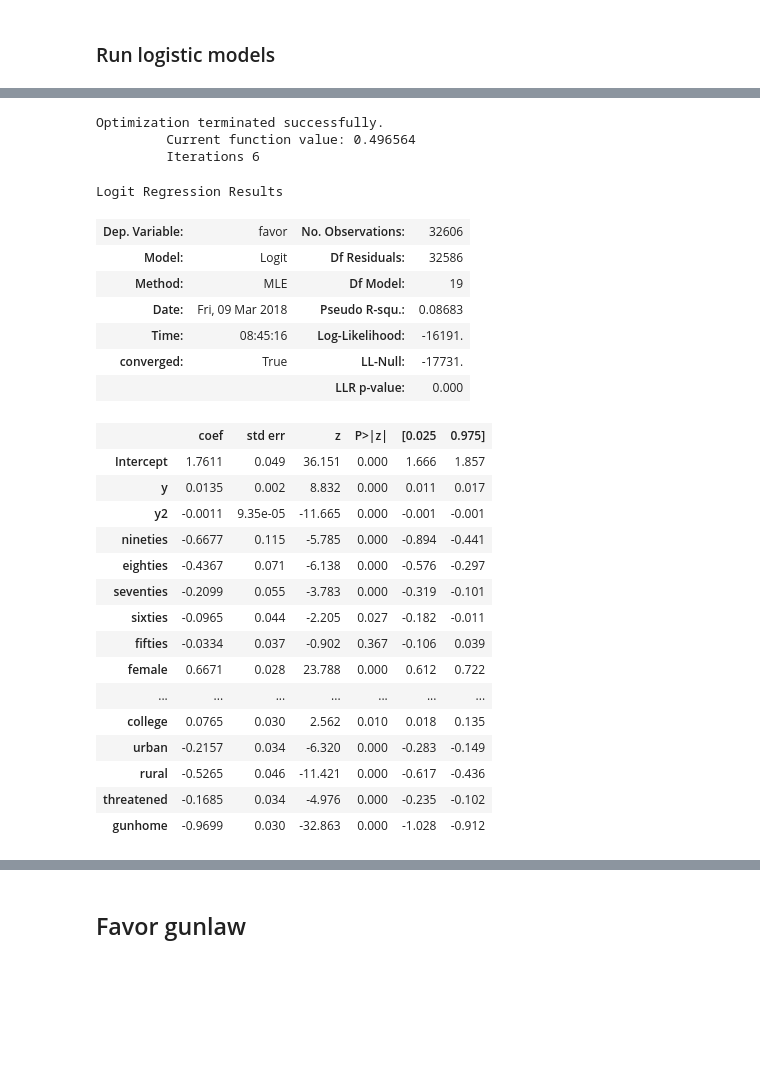
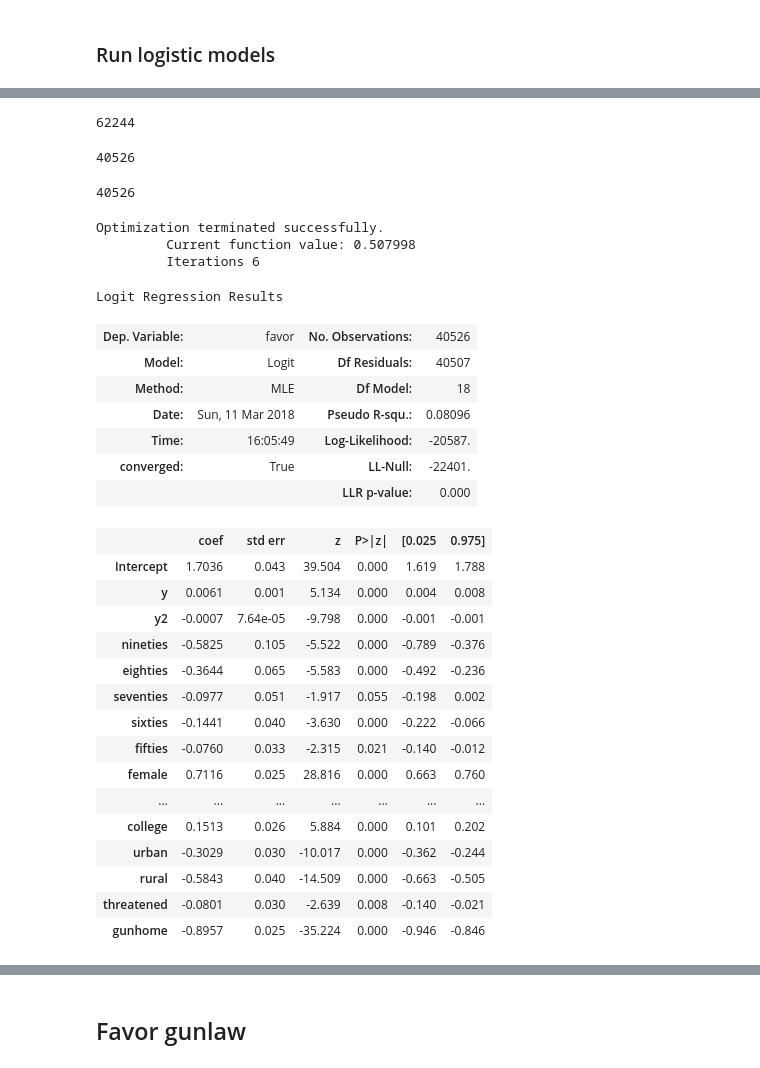
Before and after one commit to AllenDowney/GssReligion, a Jupyter notebook: gss_gun.ipynb, the cells around one changed output, grey strips where cells are left out. Saved outputs shown, nothing was run; the diff lists cells and outputs as text; code cells hidden in the pictures; blank space fills up the shorter version.

```diff
--- a/gss_gun.ipynb
+++ b/gss_gun.ipynb
@@ -276,4 +273,0 @@ per25, per75
-# %%
-gss['lowinc'] = gss[varname] <= per25
-gss.loc[gss[varname].isnull(), 'lowinc'] = np.nan
-utils.values(gss, 'lowinc')
@@ -284,4 +273,0 @@ Name: lowinc, dtype: int64
-# %%
-gss['highinc'] = gss[varname] >= per75
-gss.loc[gss[varname].isnull(), 'highinc'] = np.nan
-utils.values(gss, 'highinc')
@@ -754,0 +777,6 @@ utils.values(sample, 'female')
+# %%
+varnames = ['nineties', 'eighties', 'seventies', 'sixties', 'fifties',
+            'female', 'black', 'otherrace', 'conservative', 'liberal', 'lowrealinc', 'highrealinc',
+            'college', 'urban', 'rural', 'threatened', 'gunhome']
+
+all_varnames = varnames + ['y', 'y2', 'favor']
@@ -755,34 +804,48 @@ utils.values(sample, 'female')
+# %%
+data = sample[all_varnames]
+# %%
+len(data)
+# %% [output]
+62244
+# %%
+len(sample.dropna(subset=all_varnames))
+# %% [output]
+40526
+# %%
+len(data.dropna())
+# %% [output]
+40526
 # %%
 formula = ('favor ~ y + y2 + nineties + eighties + seventies + sixties + fifties + '
-           'female + black + otherrace + conservative + liberal + lowinc + highinc + '
+           'female + black + otherrace + conservative + liberal + lowrealinc + highrealinc + '
            'college + urban + rural + threatened + gunhome ')
-model = smf.logit(formula, data=sample).fit()
+model = smf.logit(formula, data=data).fit()
 model.summary()
 # %% [output]
 Optimization terminated successfully.
-         Current function value: 0.496564
+         Current function value: 0.507998
          Iterations 6
 Logit Regression Results
-| Dep. Variable: | favor | No. Observations: | 32606 |
-| Model: | Logit | Df Residuals: | 32586 |
-| Method: | MLE | Df Model: | 19 |
-| Date: | Fri, 09 Mar 2018 | Pseudo R-squ.: | 0.08683 |
-| Time: | 08:45:16 | Log-Likelihood: | -16191. |
-| converged: | True | LL-Null: | -17731. |
+| Dep. Variable: | favor | No. Observations: | 40526 |
+| Model: | Logit | Df Residuals: | 40507 |
+| Method: | MLE | Df Model: | 18 |
+| Date: | Sun, 11 Mar 2018 | Pseudo R-squ.: | 0.08096 |
+| Time: | 16:05:49 | Log-Likelihood: | -20587. |
+| converged: | True | LL-Null: | -22401. |
 |  |  | LLR p-value: | 0.000 |
 |  | coef | std err | z | P>|z| | [0.025 | 0.975] |
-| Intercept | 1.7611 | 0.049 | 36.151 | 0.000 | 1.666 | 1.857 |
-| y | 0.0135 | 0.002 | 8.832 | 0.000 | 0.011 | 0.017 |
-| y2 | -0.0011 | 9.35e-05 | -11.665 | 0.000 | -0.001 | -0.001 |
-| nineties | -0.6677 | 0.115 | -5.785 | 0.000 | -0.894 | -0.441 |
-| eighties | -0.4367 | 0.071 | -6.138 | 0.000 | -0.576 | -0.297 |
-| seventies | -0.2099 | 0.055 | -3.783 | 0.000 | -0.319 | -0.101 |
-| sixties | -0.0965 | 0.044 | -2.205 | 0.027 | -0.182 | -0.011 |
-| fifties | -0.0334 | 0.037 | -0.902 | 0.367 | -0.106 | 0.039 |
-| female | 0.6671 | 0.028 | 23.788 | 0.000 | 0.612 | 0.722 |
+| Intercept | 1.7036 | 0.043 | 39.504 | 0.000 | 1.619 | 1.788 |
+| y | 0.0061 | 0.001 | 5.134 | 0.000 | 0.004 | 0.008 |
+| y2 | -0.0007 | 7.64e-05 | -9.798 | 0.000 | -0.001 | -0.001 |
+| nineties | -0.5825 | 0.105 | -5.522 | 0.000 | -0.789 | -0.376 |
+| eighties | -0.3644 | 0.065 | -5.583 | 0.000 | -0.492 | -0.236 |
+| seventies | -0.0977 | 0.051 | -1.917 | 0.055 | -0.198 | 0.002 |
+| sixties | -0.1441 | 0.040 | -3.630 | 0.000 | -0.222 | -0.066 |
+| fifties | -0.0760 | 0.033 | -2.315 | 0.021 | -0.140 | -0.012 |
+| female | 0.7116 | 0.025 | 28.816 | 0.000 | 0.663 | 0.760 |
 | ... | ... | ... | ... | ... | ... | ... |
-| college | 0.0765 | 0.030 | 2.562 | 0.010 | 0.018 | 0.135 |
-| urban | -0.2157 | 0.034 | -6.320 | 0.000 | -0.283 | -0.149 |
-| rural | -0.5265 | 0.046 | -11.421 | 0.000 | -0.617 | -0.436 |
-| threatened | -0.1685 | 0.034 | -4.976 | 0.000 | -0.235 | -0.102 |
-| gunhome | -0.9699 | 0.030 | -32.863 | 0.000 | -1.028 | -0.912 |
+| college | 0.1513 | 0.026 | 5.884 | 0.000 | 0.101 | 0.202 |
+| urban | -0.3029 | 0.030 | -10.017 | 0.000 | -0.362 | -0.244 |
+| rural | -0.5843 | 0.040 | -14.509 | 0.000 | -0.663 | -0.505 |
+| threatened | -0.0801 | 0.030 | -2.639 | 0.008 | -0.140 | -0.021 |
+| gunhome | -0.8957 | 0.025 | -35.224 | 0.000 | -0.946 | -0.846 |
```
Also changed, not shown: parts of 74 cells of this notebook.
